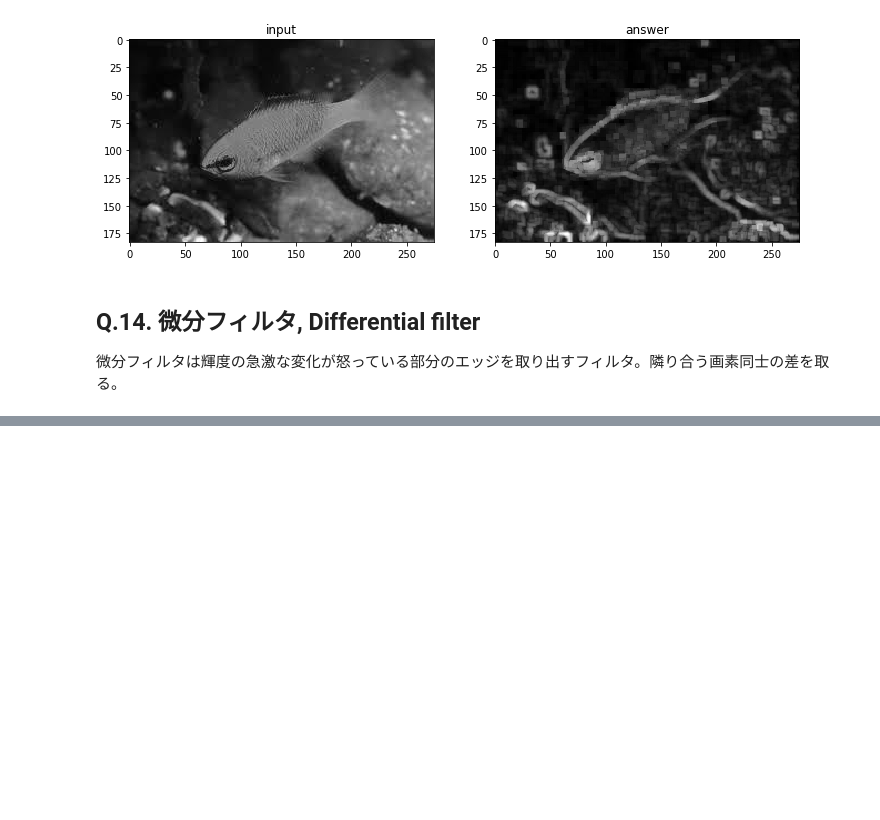
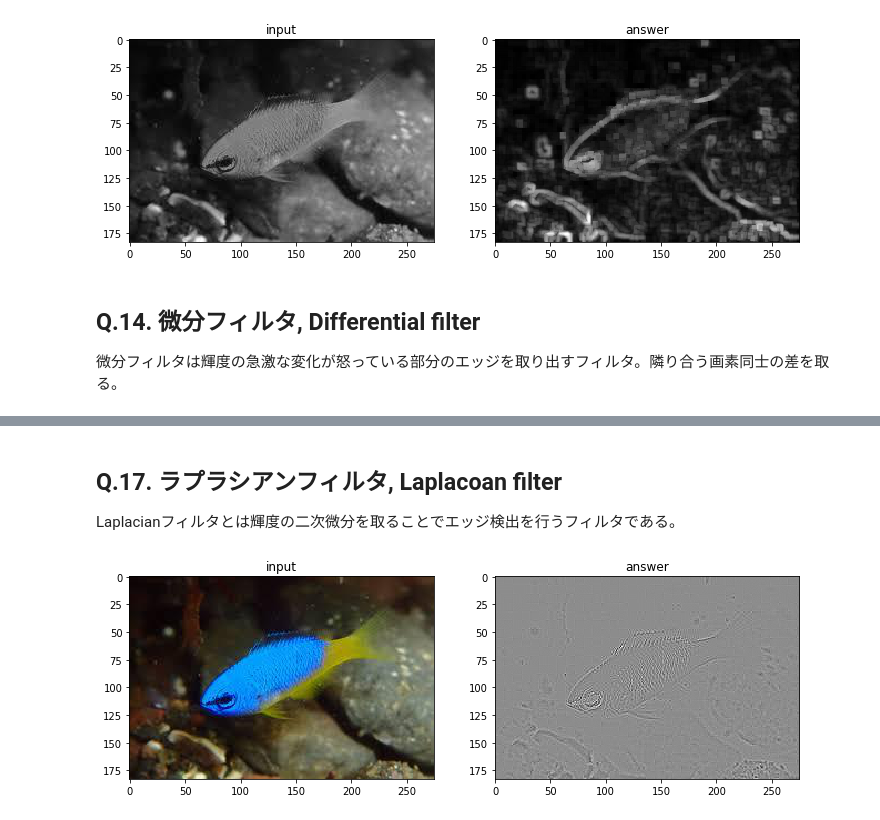
Before and after one commit to dgkmtu/geoDataProduct, a Jupyter notebook: opencv/Question11-20.ipynb, the cells around one changed output, grey strips where cells are left out. Cells and saved outputs as stored; diff of their text form; code cells hidden in the pictures; blank space fills up the shorter version.

```diff
--- a/opencv/Question11-20.ipynb
+++ b/opencv/Question11-20.ipynb
@@ -112,0 +162,14 @@ plt.
+# %% [markdown]
+## Q.17. ラプラシアンフィルタ, Laplacoan filter
+Laplacianフィルタとは輝度の二次微分を取ることでエッジ検出を行うフィルタである。
+# %%
+img_lapl = cv2.Laplacian(img_gray, cv2.CV_32F)
+img_lapl -= img_lapl.min()
+img_lapl /= img_lapl.max()
+
+plt.figure(figsize=(12, 4))
+plt.subplot(1, 2, 1); plt.title('input'); plt.imshow(img_orig, cmap='gray')
+plt.subplot(1, 2, 2); plt.title('answer'); plt.imshow(img_lapl, cmap='gray')
+plt.show()
+# %% [output]
+[figure, added]
```
Also changed, not shown: parts of 16 cells of this notebook.
